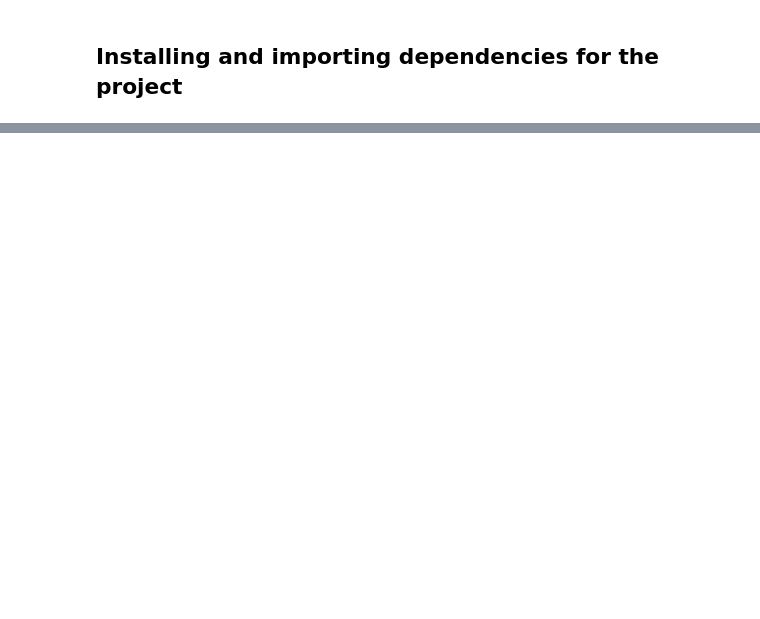
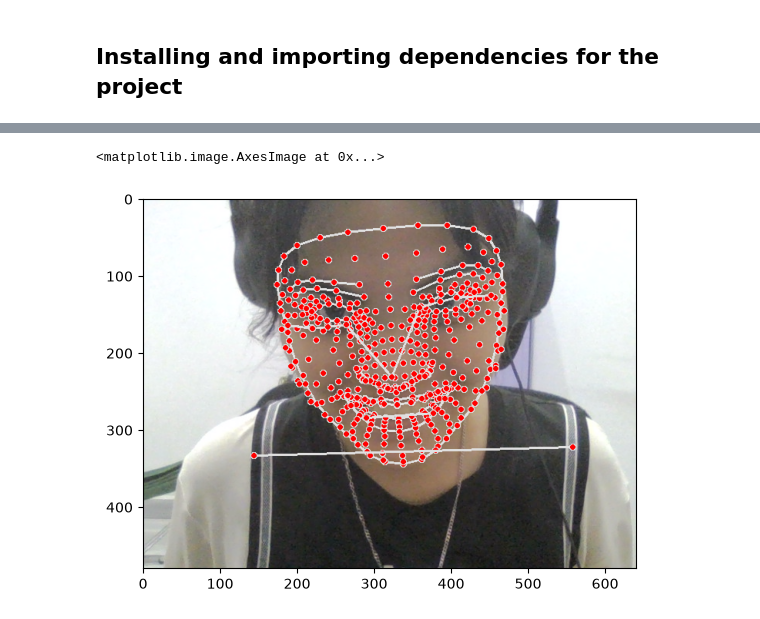
Before and after one commit to lenarae/SignLink, a Jupyter notebook: sign_lang_vid_detection/work.ipynb, the cells around one changed output, grey strips where cells are left out. Saved outputs shown, nothing was run; the diff lists cells and outputs as text; code cells hidden in the pictures; blank space fills up the shorter version.

```diff
--- a/sign_lang_vid_detection/work.ipynb
+++ b/sign_lang_vid_detection/work.ipynb
@@ -35,0 +209,5 @@ import mediapipe as mp
+# %%
+plt.imshow(cv2.cvtColor(frame, cv2.COLOR_BGR2RGB))
+# %% [output]
+<matplotlib.image.AxesImage at 0x...>
+[figure, added]
```
Also changed, not shown: parts of 17 cells of this notebook, 5 other files.
